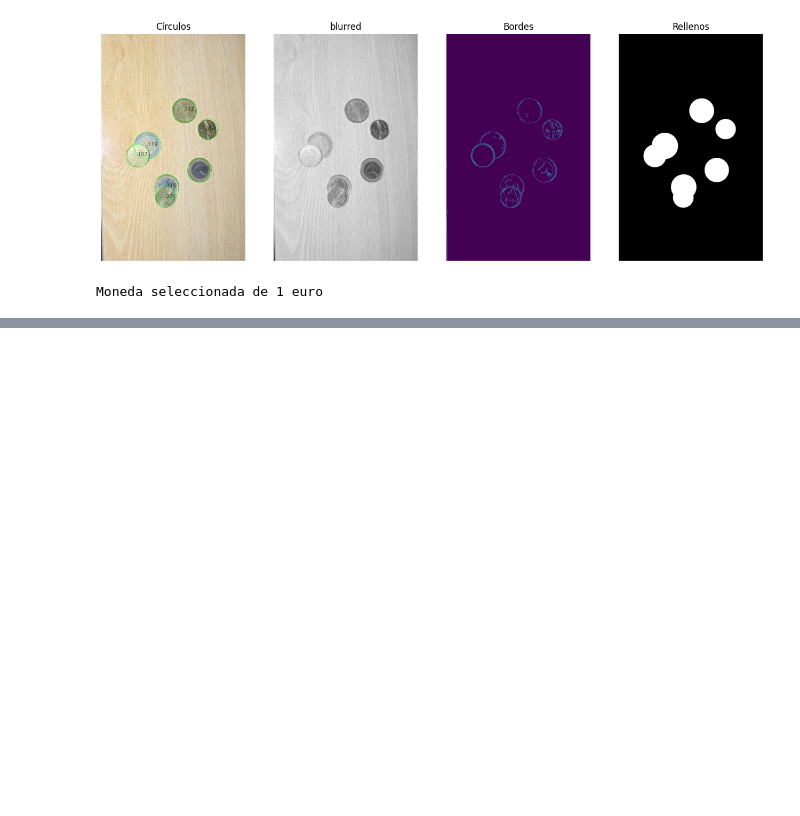
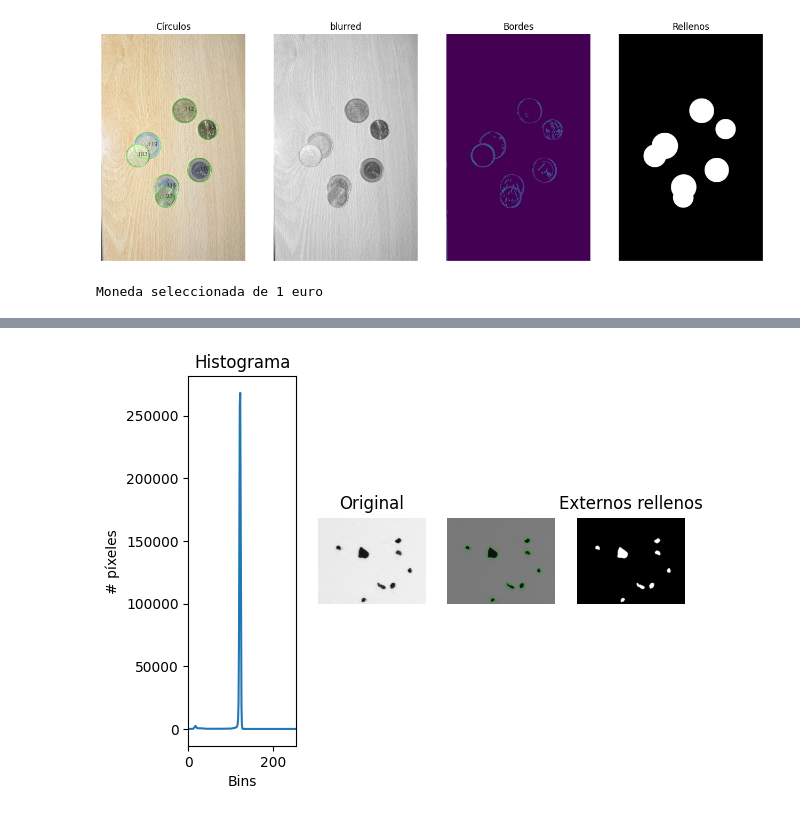
Before and after one commit to Ulpgc-Vision-por-computador/P3-Deteccion-de-formas, a Jupyter notebook: entrega.ipynb, the cells around one changed output, grey strips where cells are left out. Drawn from its saved outputs; the diff is of its cells as text; code cells hidden in the pictures; blank space fills up the shorter version.

```diff
--- a/entrega.ipynb
+++ b/entrega.ipynb
@@ -335,0 +366,83 @@ Moneda seleccionada de 1 euro
+# %%
+#Convierte la imagen a todos de gris, mostrando el resultado
+img_gris = cv2.cvtColor(img_tar_rgb, cv2.COLOR_BGR2GRAY)
+
+#Cálculo del histograma con 256 bins de una imagen en escala de grises
+hist = cv2.calcHist([img_gris], [0], None, [256], [0, 256])
+
+# Histograma sin normalizar
+plt.figure()
+plt.subplot(1,4,1)
+plt.title("Histograma")
+plt.xlabel("Bins")
+plt.ylabel("# píxeles")
+plt.plot(hist)
+plt.xlim([0, 256])
+
+ret2,img_th2 = cv2.threshold(img_gris,0,255,cv2.THRESH_BINARY_INV+cv2.THRESH_OTSU)
+
+plt.subplot(1,4,2)
+plt.axis("off")
+plt.imshow(img_gris,cmap='gray')
+plt.title('Original')
+
+plt.subplot(1, 3, 3)
+plt.axis("off")
+plt.imshow(img_th2,cmap='gray')
+plt.title('OTSU invertida')
+
+contornos2, hierarchy2 = cv2.findContours(img_th2,
+    cv2.RETR_EXTERNAL ,
+    cv2.CHAIN_APPROX_SIMPLE)
+
+# Dibuja sobre la imagen de entrada sólo contornos externos
+img_rgb = cv2.cvtColor(img, cv2.COLOR_BGR2RGB)
+cv2.drawContours(img_rgb, contornos2, -1, (0,255,0), 3)
+
+plt.subplot(143)
+plt.axis("off")
+plt.imshow(img_rgb)
+
+img_cont = np.zeros(img_rgb.shape)
+
+tar_area = []
+tar_perimetro = []
+tar_rect = []
+tar_min_circle = []
+
+mask = np.zeros(img_rgb.shape, dtype=np.uint8)
+
+for c in contornos2:
+    area = cv2.contourArea(c)
+    if (area > 200):
+        cv2.drawContours(mask, [c], -1, (255, 255, 255), thickness=cv2.FILLED)
+
+        # Añadir el area
+        tar_area.append(area)
+
+        # Añadir el perimetro
+        perimetro = cv2.arcLength(c,True)
+        tar_perimetro.append(perimetro)
+
+        # Añadir area minima rectangular
+        rect = cv2.minAreaRect(c)
+        tar_rect.append(rect)
+
+        # Añadir radio y centro del circulo minimo que lo encierra
+        (x,y),radio = cv2.minEnclosingCircle(c)
+        tar_min_circle.append((x, y, radio))
+
+        #Dibuja los contornos
+        cv2.drawContours(img_cont, [c], -1, (255,255,255), -1)
+
+# Dibuja sobre la imagen de entrada sólo contornos externos
+img_rgb = cv2.cvtColor(img, cv2.COLOR_BGR2RGB)
+masked_figure = cv2.bitwise_and(img_rgb, mask)
+tar_mean_color = cv2.mean(masked_figure[masked_figure != 0])
+
+plt.subplot(144)
+plt.axis("off")
+plt.imshow(img_cont)
+plt.title('Externos rellenos')
+plt.show()
+# %% [output]
@@ -335,0 +450 @@ Moneda seleccionada de 1 euro
+[figure, added]
```
Also changed, not shown: parts of 4 cells of this notebook, 6 other files.
